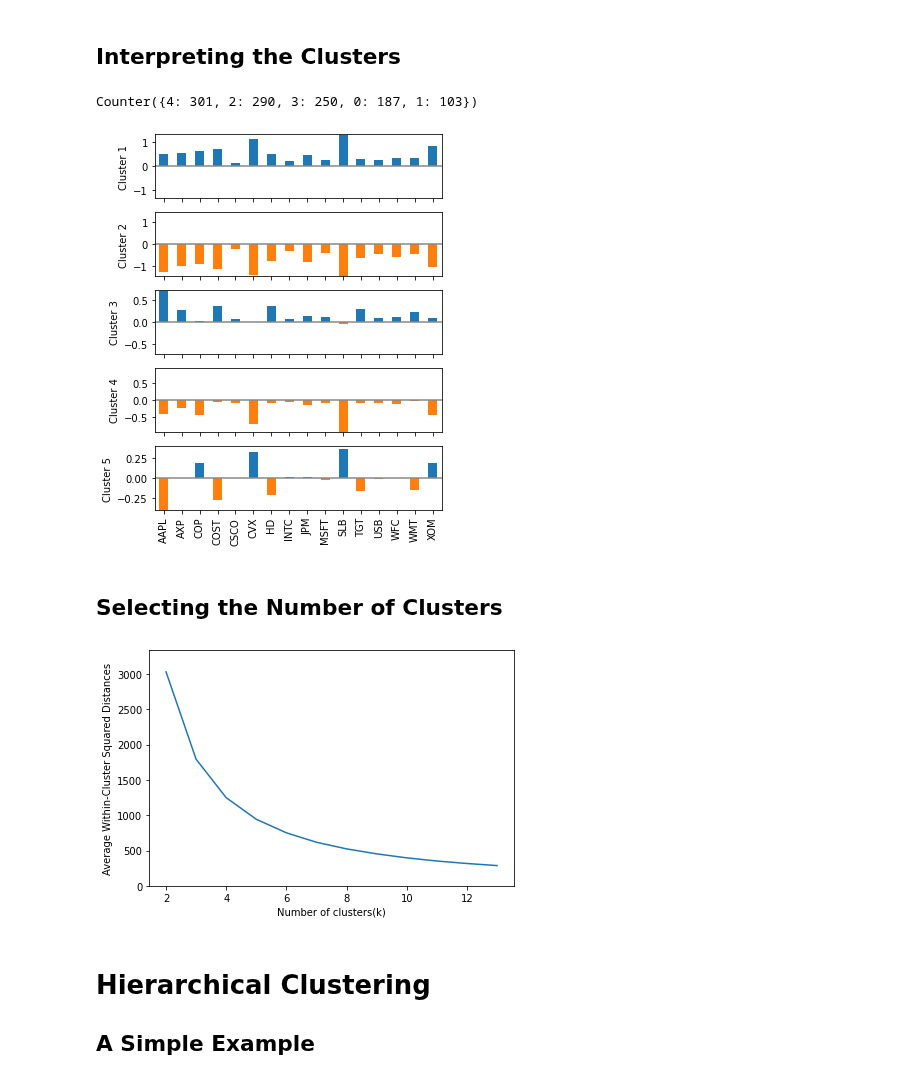
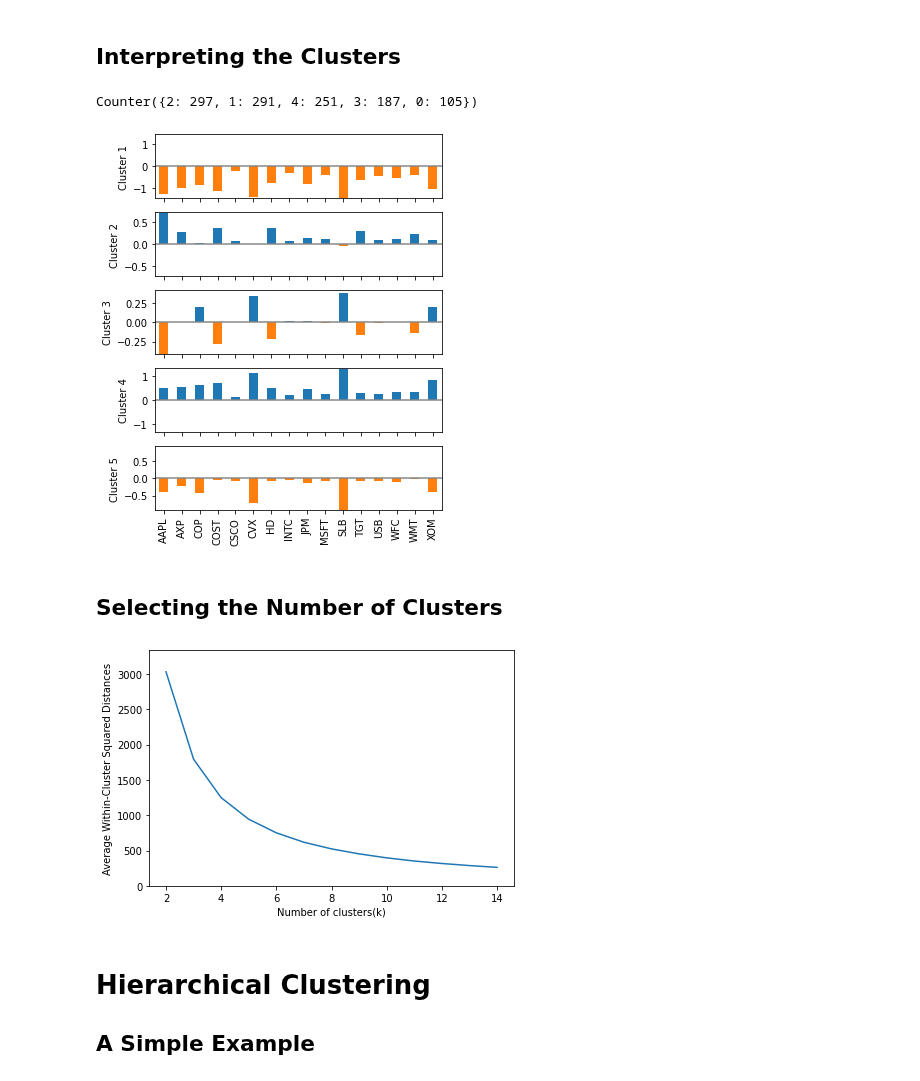
Before and after one commit to gedeck/practical-statistics-for-data-scientists, a Jupyter notebook: python/notebooks/Chapter 7 - Unsupervised Learning.ipynb, the cells around one changed output. Cells and saved outputs as stored; diff of their text form; code cells hidden in the pictures.

```diff
--- a/python/notebooks/Chapter 7 - Unsupervised Learning.ipynb
+++ b/python/notebooks/Chapter 7 - Unsupervised Learning.ipynb
@@ -26,8 +26,12 @@ from matplotlib.colors import from_levels_and_colors
 import seaborn as sns
 
 %matplotlib inline
-
-DATA = Path('.').resolve().parents[1] / 'data'
+# %%
+try:
+    import common
+    DATA = common.dataDirectory()
+except ImportError:
+    DATA = Path().resolve() / 'data'
 # %% [markdown]
 Define paths to data sets. If you don't keep your data in the same directory as the code, adapt the path names.
 # %%
@@ -199,7 +203,7 @@ kmeans = KMeans(n_clusters=5).fit(top_sp)
 from collections import Counter
 print(Counter(kmeans.labels_))
 # %% [output]
-Counter({4: 301, 2: 290, 3: 250, 0: 187, 1: 103})
+Counter({2: 297, 1: 291, 4: 251, 3: 187, 0: 105})
 # %%
 centers = pd.DataFrame(kmeans.cluster_centers_, columns=syms)
 
@@ -216,25 +220,25 @@ for i, ax in enumerate(axes):
 plt.tight_layout()
 plt.show()
 # %% [output]
-[figure, old version]
+[figure, new version]
 # %% [markdown]
 ## Selecting the Number of Clusters
 # %%
 inertia = []
-for n_clusters in range(2, 14):
+for n_clusters in range(2, 15):
     kmeans = KMeans(n_clusters=n_clusters, random_state=0).fit(top_sp)
     inertia.append(kmeans.inertia_ / n_clusters)
-inertias = pd.DataFrame({'n_clusters': range(2, 14), 'inertia': inertia})
+inertias = pd.DataFrame({'n_clusters': range(2, 15), 'inertia': inertia})
 ax = inertias.plot(x='n_clusters', y='inertia')
 plt.xlabel('Number of clusters(k)')
 plt.ylabel('Average Within-Cluster Squared Distances')
 plt.ylim((0, 1.1 * inertias.inertia.max()))
 ax.legend().set_visible(False)
 
 plt.tight_layout()
 plt.show()
 # %% [output]
-[figure, old version]
+[figure, new version]
 # %% [markdown]
 # Hierarchical Clustering
 ## A Simple Example
```
Also changed, not shown: parts of 8 cells of this notebook, 14 other files.
